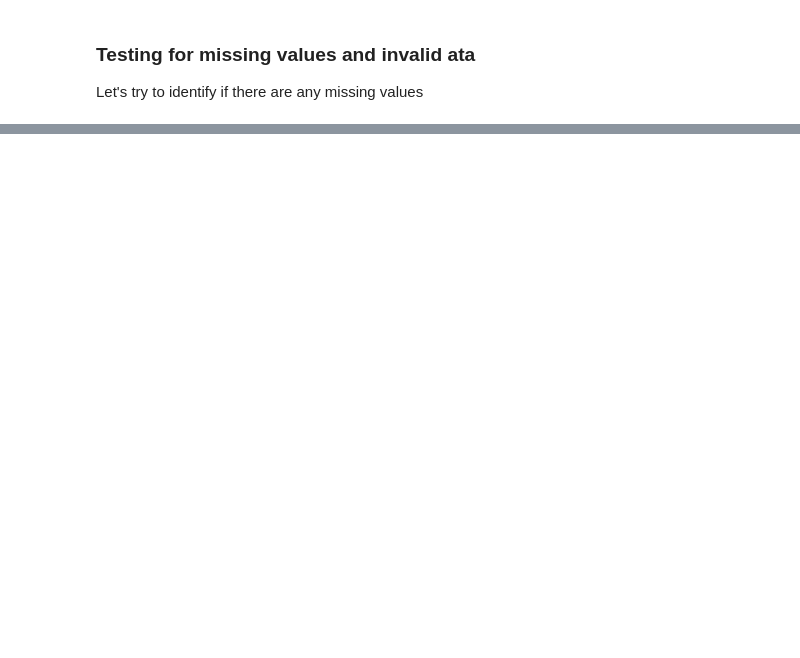
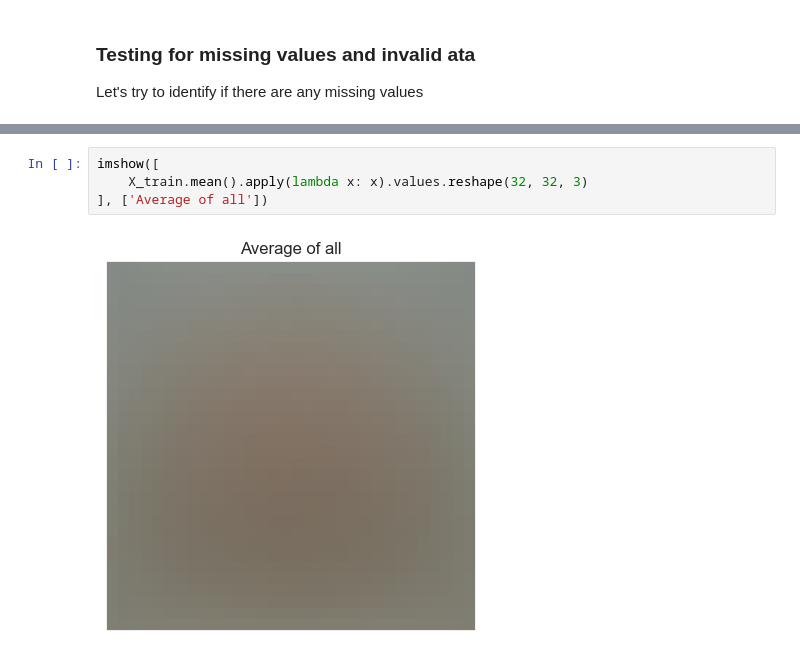
Before and after one commit to kenJPG/CIFAR100, a Jupyter notebook: cifar_100.ipynb, the cells around one changed output, grey strips where cells are left out. Saved outputs shown, nothing was run; the diff lists cells and outputs as text; blank space fills up the shorter version.

```diff
--- a/cifar_100.ipynb
+++ b/cifar_100.ipynb
@@ -210,0 +279,6 @@ temp.shape
+# %%
+imshow([
+	X_train.mean().apply(lambda x: x).values.reshape(32, 32, 3)
+], ['Average of all'])
+# %% [output]
+[figure, added]
```
Also changed, not shown: parts of 24 cells of this notebook.
